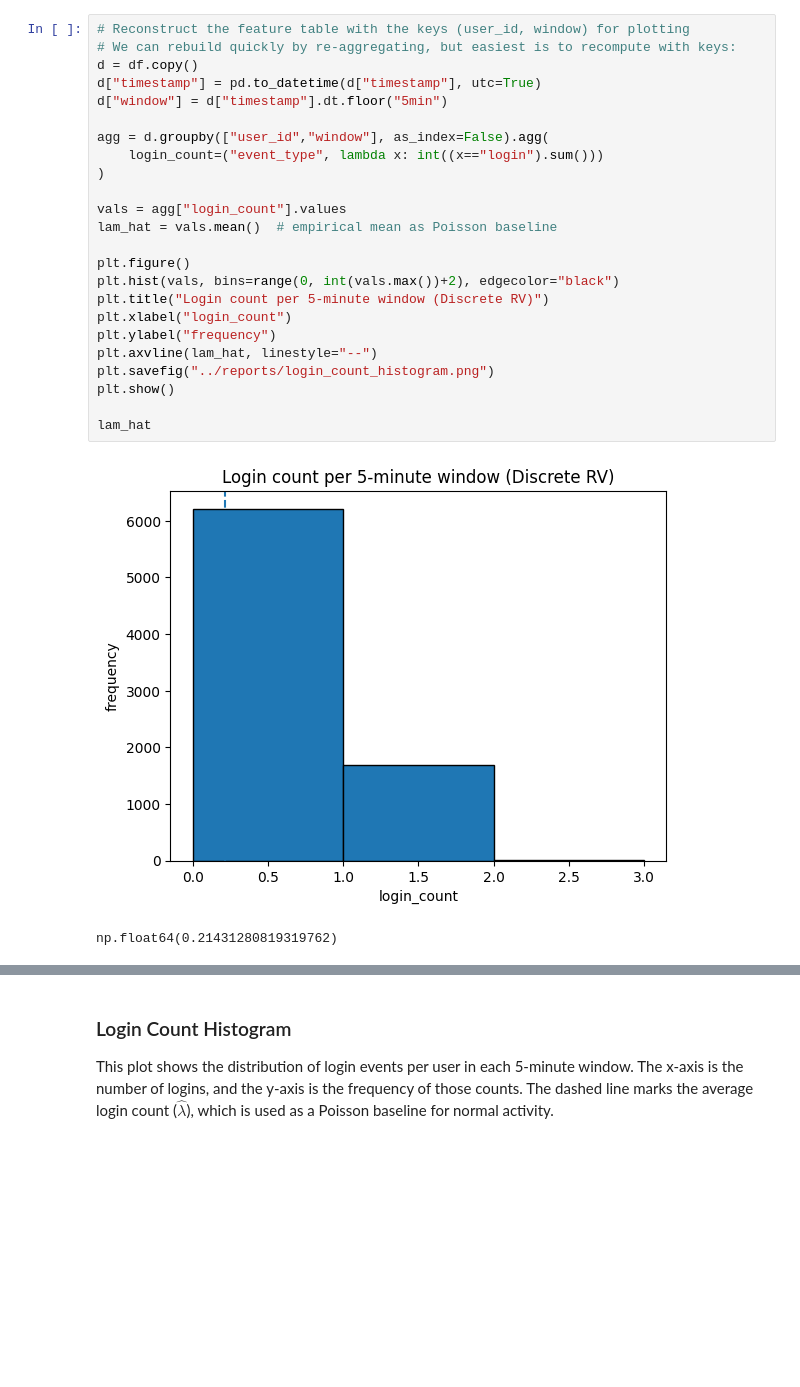
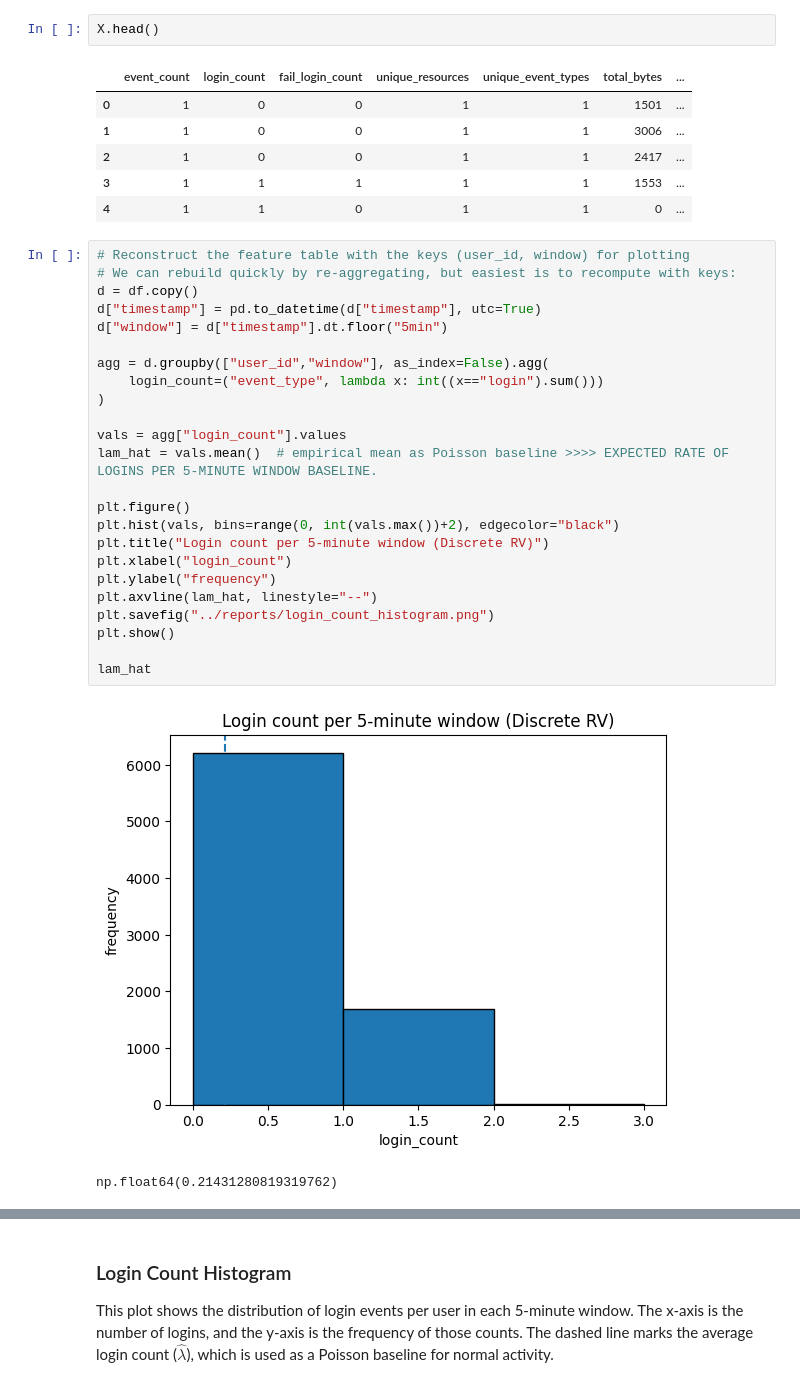
Before and after one commit to mjcolon218/sentinel-ml, a Jupyter notebook: notebooks/01_interview_stats.ipynb, the cells around one changed output, grey strips where cells are left out. Cells and saved outputs as stored; diff of their text form; blank space fills up the shorter version.

```diff
--- a/notebooks/01_interview_stats.ipynb
+++ b/notebooks/01_interview_stats.ipynb
@@ -43,3 +56,12 @@ meta.head(), X.head()
+# %%
+X.head()
+# %% [output]
+|  | event_count | login_count | fail_login_count | unique_resources | unique_event_types | total_bytes | ... |
+| 0 | 1 | 0 | 0 | 1 | 1 | 1501 | ... |
+| 1 | 1 | 0 | 0 | 1 | 1 | 3006 | ... |
+| 2 | 1 | 0 | 0 | 1 | 1 | 2417 | ... |
+| 3 | 1 | 1 | 1 | 1 | 1 | 1553 | ... |
+| 4 | 1 | 1 | 0 | 1 | 1 | 0 | ... |
 # %%
 # Reconstruct the feature table with the keys (user_id, window) for plotting
 # We can rebuild quickly by re-aggregating, but easiest is to recompute with keys:
@@ -52,7 +74,7 @@ agg = d.groupby(["user_id","window"], as_index=False).agg(
 )
 
 vals = agg["login_count"].values
-lam_hat = vals.mean()  # empirical mean as Poisson baseline
+lam_hat = vals.mean()  # empirical mean as Poisson baseline >>>> EXPECTED RATE OF LOGINS PER 5-MINUTE WINDOW BASELINE.
 
 plt.figure()
 plt.hist(vals, bins=range(0, int(vals.max())+2), edgecolor="black")
```
Also changed, not shown: parts of 4 cells of this notebook, 2 other files.
